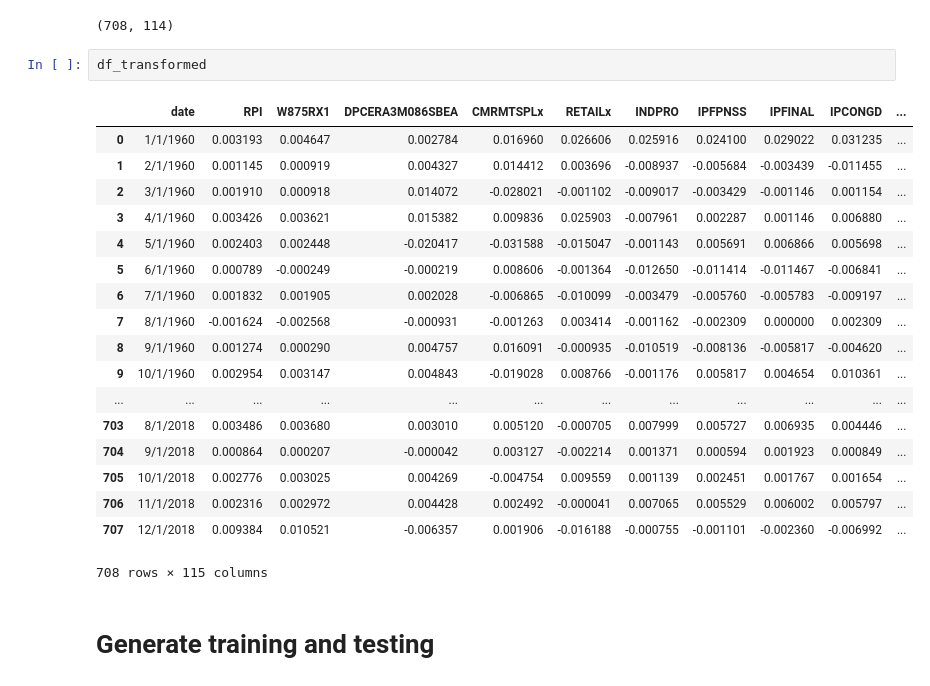
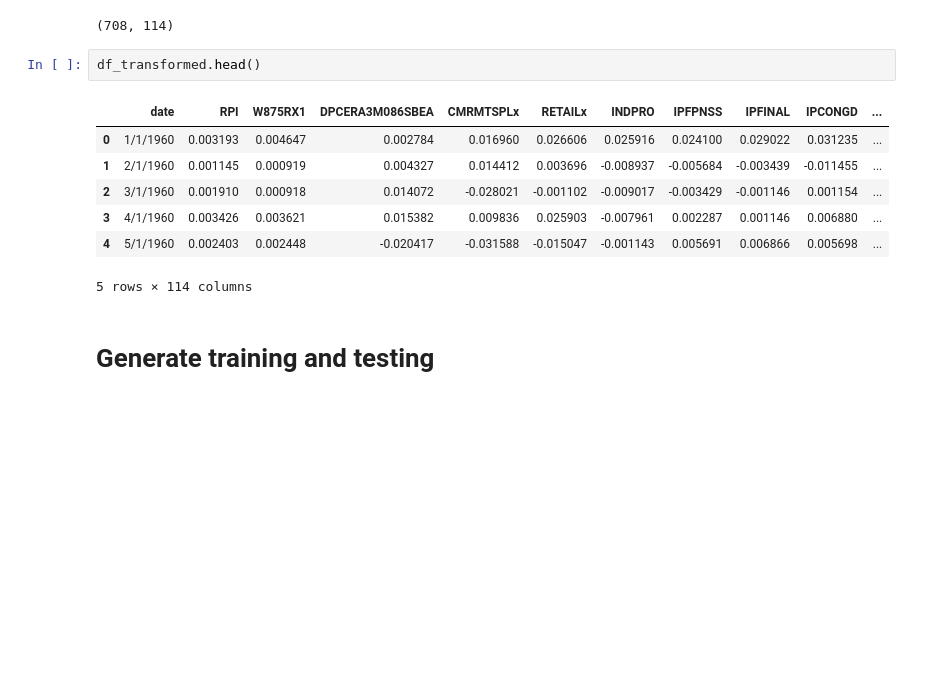
Before and after one commit to minnielxy/FIN580-Project, a Jupyter notebook: FIN580_MidtermProject.ipynb, the cells around one changed output. Saved outputs shown, nothing was run; the diff lists cells and outputs as text; blank space fills up the shorter version.

```diff
--- a/FIN580_MidtermProject.ipynb
+++ b/FIN580_MidtermProject.ipynb
@@ -171,26 +163,15 @@ df_transformed.shape
 # %% [output]
 (708, 114)
 # %%
-df_transformed
+df_transformed.head()
 # %% [output]
 |  | date | RPI | W875RX1 | DPCERA3M086SBEA | CMRMTSPLx | RETAILx | INDPRO | IPFPNSS | IPFINAL | IPCONGD | ... |
 | 0 | 1/1/1960 | 0.003193 | 0.004647 | 0.002784 | 0.016960 | 0.026606 | 0.025916 | 0.024100 | 0.029022 | 0.031235 | ... |
 | 1 | 2/1/1960 | 0.001145 | 0.000919 | 0.004327 | 0.014412 | 0.003696 | -0.008937 | -0.005684 | -0.003439 | -0.011455 | ... |
 | 2 | 3/1/1960 | 0.001910 | 0.000918 | 0.014072 | -0.028021 | -0.001102 | -0.009017 | -0.003429 | -0.001146 | 0.001154 | ... |
 | 3 | 4/1/1960 | 0.003426 | 0.003621 | 0.015382 | 0.009836 | 0.025903 | -0.007961 | 0.002287 | 0.001146 | 0.006880 | ... |
 | 4 | 5/1/1960 | 0.002403 | 0.002448 | -0.020417 | -0.031588 | -0.015047 | -0.001143 | 0.005691 | 0.006866 | 0.005698 | ... |
-| 5 | 6/1/1960 | 0.000789 | -0.000249 | -0.000219 | 0.008606 | -0.001364 | -0.012650 | -0.011414 | -0.011467 | -0.006841 | ... |
-| 6 | 7/1/1960 | 0.001832 | 0.001905 | 0.002028 | -0.006865 | -0.010099 | -0.003479 | -0.005760 | -0.005783 | -0.009197 | ... |
-| 7 | 8/1/1960 | -0.001624 | -0.002568 | -0.000931 | -0.001263 | 0.003414 | -0.001162 | -0.002309 | 0.000000 | 0.002309 | ... |
-| 8 | 9/1/1960 | 0.001274 | 0.000290 | 0.004757 | 0.016091 | -0.000935 | -0.010519 | -0.008136 | -0.005817 | -0.004620 | ... |
-| 9 | 10/1/1960 | 0.002954 | 0.003147 | 0.004843 | -0.019028 | 0.008766 | -0.001176 | 0.005817 | 0.004654 | 0.010361 | ... |
-| ... | ... | ... | ... | ... | ... | ... | ... | ... | ... | ... | ... |
-| 703 | 8/1/2018 | 0.003486 | 0.003680 | 0.003010 | 0.005120 | -0.000705 | 0.007999 | 0.005727 | 0.006935 | 0.004446 | ... |
-| 704 | 9/1/2018 | 0.000864 | 0.000207 | -0.000042 | 0.003127 | -0.002214 | 0.001371 | 0.000594 | 0.001923 | 0.000849 | ... |
-| 705 | 10/1/2018 | 0.002776 | 0.003025 | 0.004269 | -0.004754 | 0.009559 | 0.001139 | 0.002451 | 0.001767 | 0.001654 | ... |
-| 706 | 11/1/2018 | 0.002316 | 0.002972 | 0.004428 | 0.002492 | -0.000041 | 0.007065 | 0.005529 | 0.006002 | 0.005797 | ... |
-| 707 | 12/1/2018 | 0.009384 | 0.010521 | -0.006357 | 0.001906 | -0.016188 | -0.000755 | -0.001101 | -0.002360 | -0.006992 | ... |
-708 rows × 115 columns
+5 rows × 114 columns
 # %% [markdown]
 # Generate training and testing
 # %%
```
Also changed, not shown: parts of 19 cells of this notebook.
